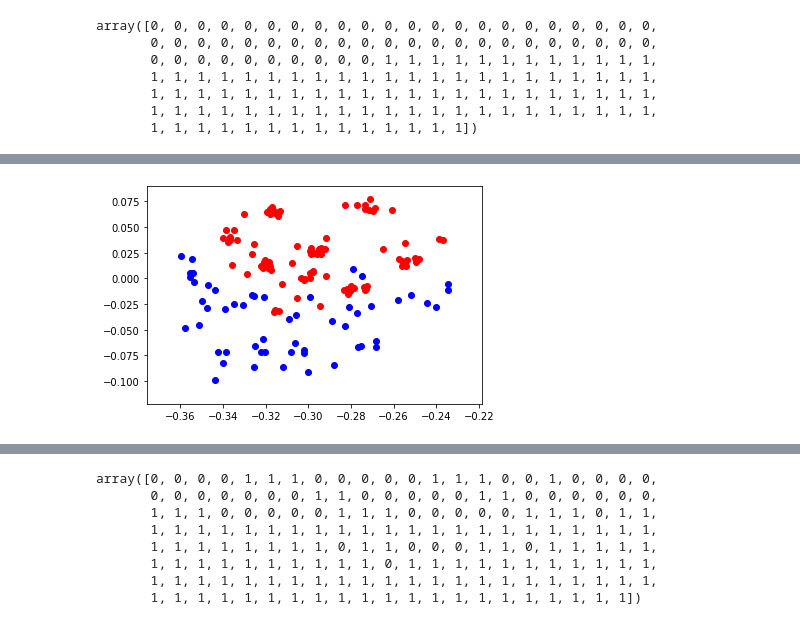
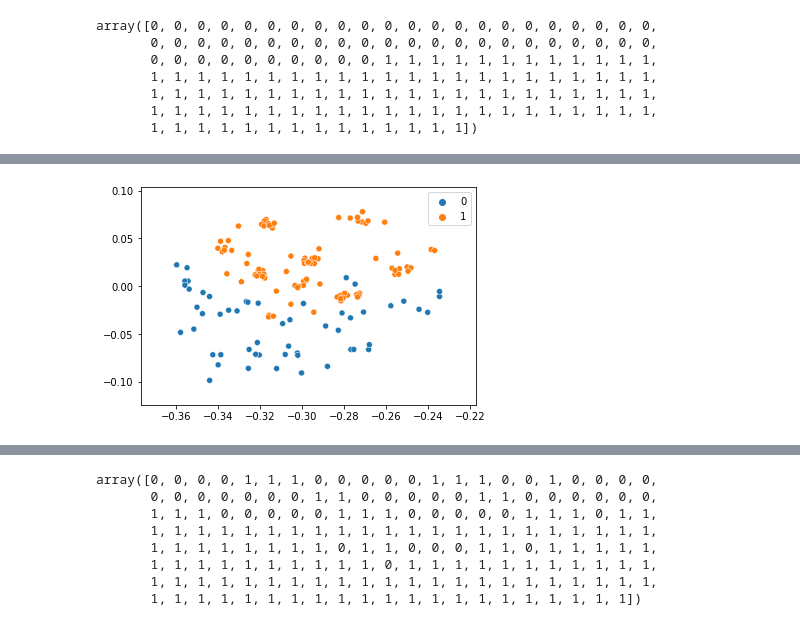
Before and after one commit to solislemuslab/mycovirus-ml, a Jupyter notebook: scripts/Gaussian Mixture Model-Zhiwen Xu/GMM_generalized.ipynb, the cells around one changed output, grey strips where cells are left out. Drawn from its saved outputs; the diff is of its cells as text; code cells hidden in the pictures.

```diff
--- a/scripts/Gaussian Mixture Model-Zhiwen Xu/GMM_generalized.ipynb
+++ b/scripts/Gaussian Mixture Model-Zhiwen Xu/GMM_generalized.ipynb
@@ -151,30 +157,15 @@ def sammon(x, n, display = 2, maxhalves = 20, maxiter = 500, tolfun = 1e-9):
 
     return [y,E]
 
-def sammon_plot(y,plot_labels,n_class):
-    x_0_axis = []
-    x_1_axis = []
-    if n_class == 3:
-        x_2_axis = []
-        y_2_axis = []
-    y_0_axis = []
-    y_1_axis = []
+def sammon_plot(y,plot_labels):
+    x_axis = []
+    y_axis = []
 
     for i in range(len(y)):
-        if plot_labels[i] == 0:
-            x_0_axis.append(y[i][0])
-            y_0_axis.append(y[i][1])
-        elif plot_labels[i] == 1:
-            x_1_axis.append(y[i][0])
-            y_1_axis.append(y[i][1])
-        else:
-            x_2_axis.append(y[i][0])
-            y_2_axis.append(y[i][1])
+        x_axis.append(y[i][0])
+        y_axis.append(y[i][1])
 
-    plt.scatter(x_0_axis,y_0_axis,c='b')
-    plt.scatter(x_1_axis,y_1_axis,c='r')
-    if n_class == 3:
-        plt.scatter(x_2_axis,y_2_axis,c='g')
+    sns.scatterplot(x_axis, y_axis, hue=plot_labels, legend='full')
     plt.show()
 # %%
 def cal_accuracy(labels, predictions):
@@ -266,6 +257,6 @@ epoch = 132 : E = 0.0238928614
 epoch = 133 : E = 0.0238928613
 TolFun exceeded: Optimisation terminated
 # %%
-sammon_plot(y,plot_labels,2)
+sammon_plot(y,plot_labels)
 # %% [output]
-[figure, old version]
+[figure, new version]
```
Also changed, not shown: parts of 5 cells of this notebook.
